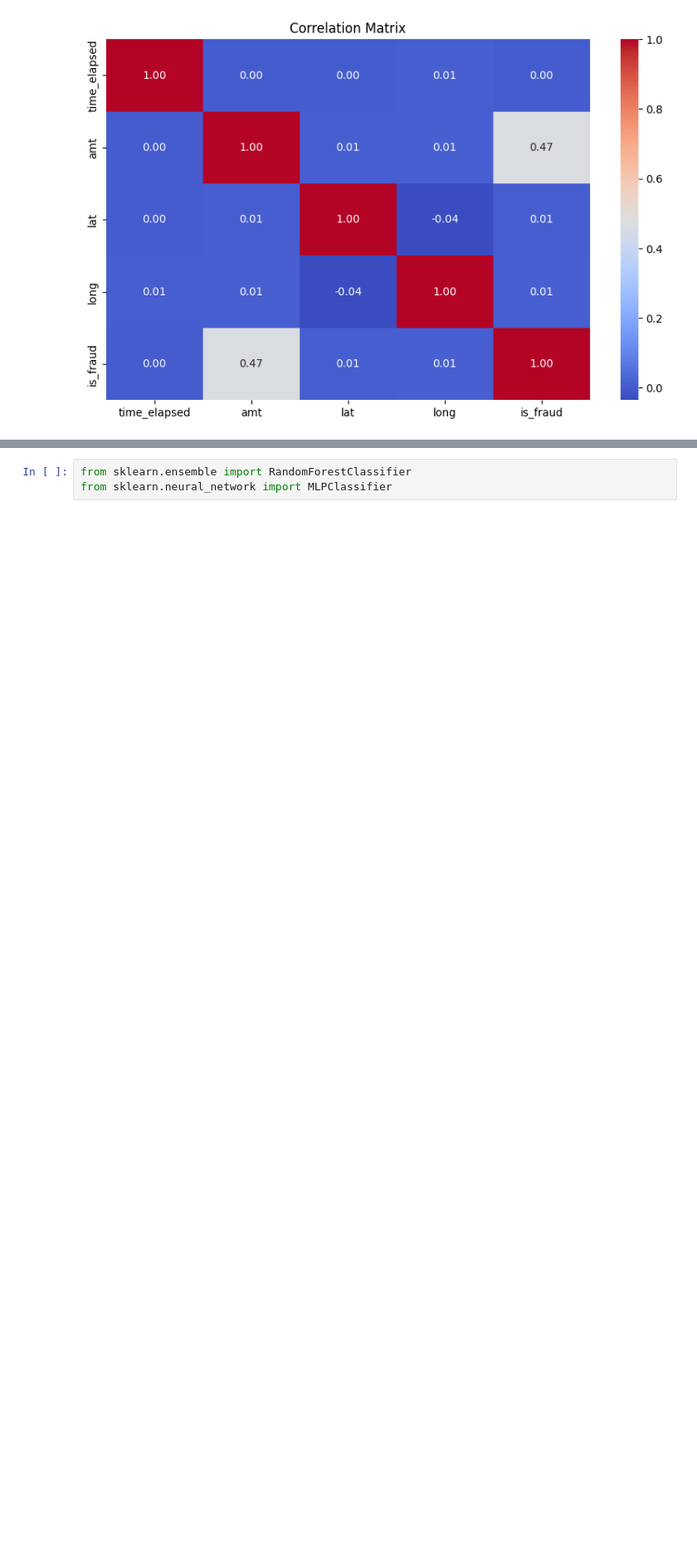
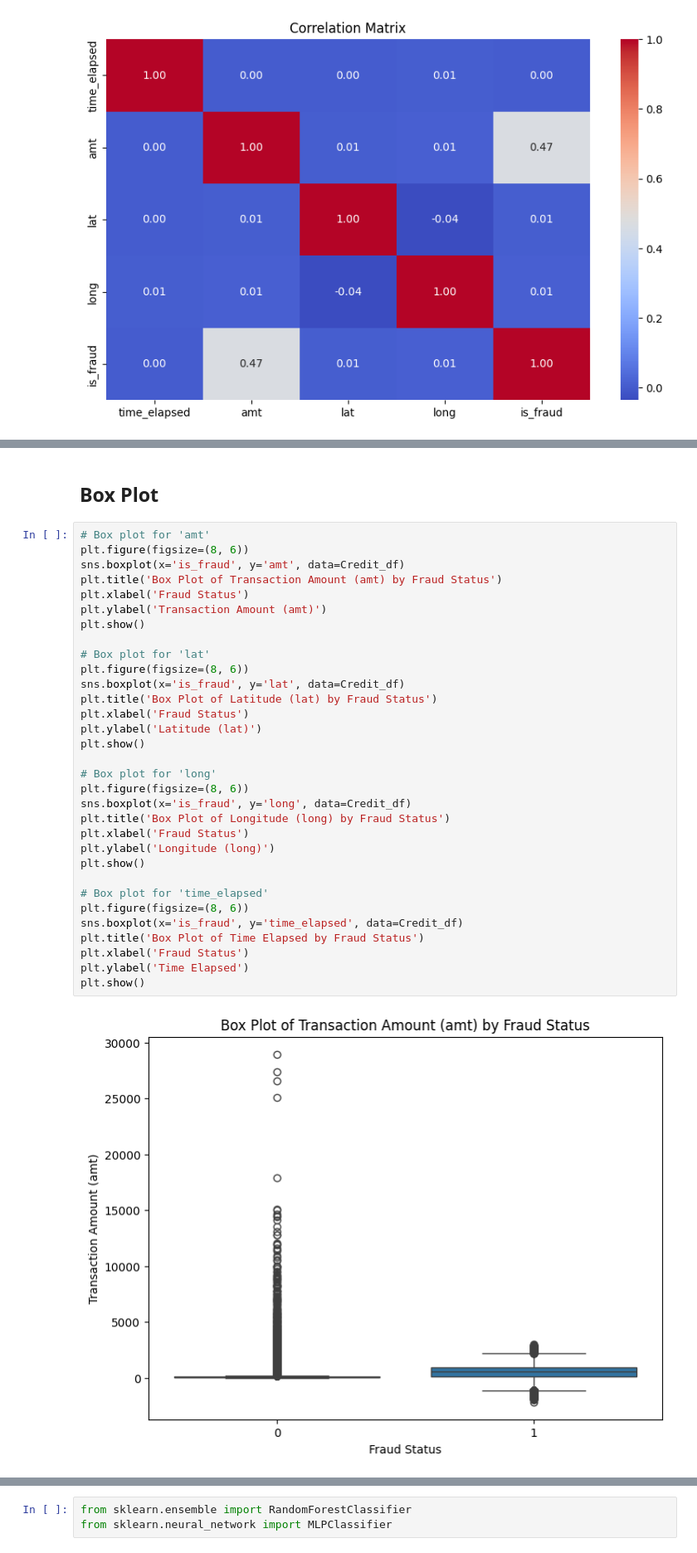
Before and after one commit to sanaarshadmahmood/Card-fraud-detection, a Jupyter notebook: Credit_Card.ipynb, the cells around one changed output, grey strips where cells are left out. Shown at 83% size. Cells and saved outputs as stored; diff of their text form; blank space fills up the shorter version.

```diff
--- a/Credit_Card.ipynb
+++ b/Credit_Card.ipynb
@@ -163,0 +225,36 @@ from sklearn.metrics import accuracy_score, precision_score, recall_score, f1_sc
+# %% [markdown]
+## **Box Plot**
+# %%
+# Box plot for 'amt'
+plt.figure(figsize=(8, 6))
+sns.boxplot(x='is_fraud', y='amt', data=Credit_df)
+plt.title('Box Plot of Transaction Amount (amt) by Fraud Status')
+plt.xlabel('Fraud Status')
+plt.ylabel('Transaction Amount (amt)')
+plt.show()
+
+# Box plot for 'lat'
+plt.figure(figsize=(8, 6))
+sns.boxplot(x='is_fraud', y='lat', data=Credit_df)
+plt.title('Box Plot of Latitude (lat) by Fraud Status')
+plt.xlabel('Fraud Status')
+plt.ylabel('Latitude (lat)')
+plt.show()
+
+# Box plot for 'long'
+plt.figure(figsize=(8, 6))
+sns.boxplot(x='is_fraud', y='long', data=Credit_df)
+plt.title('Box Plot of Longitude (long) by Fraud Status')
+plt.xlabel('Fraud Status')
+plt.ylabel('Longitude (long)')
+plt.show()
+
+# Box plot for 'time_elapsed'
+plt.figure(figsize=(8, 6))
+sns.boxplot(x='is_fraud', y='time_elapsed', data=Credit_df)
+plt.title('Box Plot of Time Elapsed by Fraud Status')
+plt.xlabel('Fraud Status')
+plt.ylabel('Time Elapsed')
+plt.show()
+# %% [output]
+[figure, added]
```
Also changed, not shown: parts of 56 cells of this notebook.
